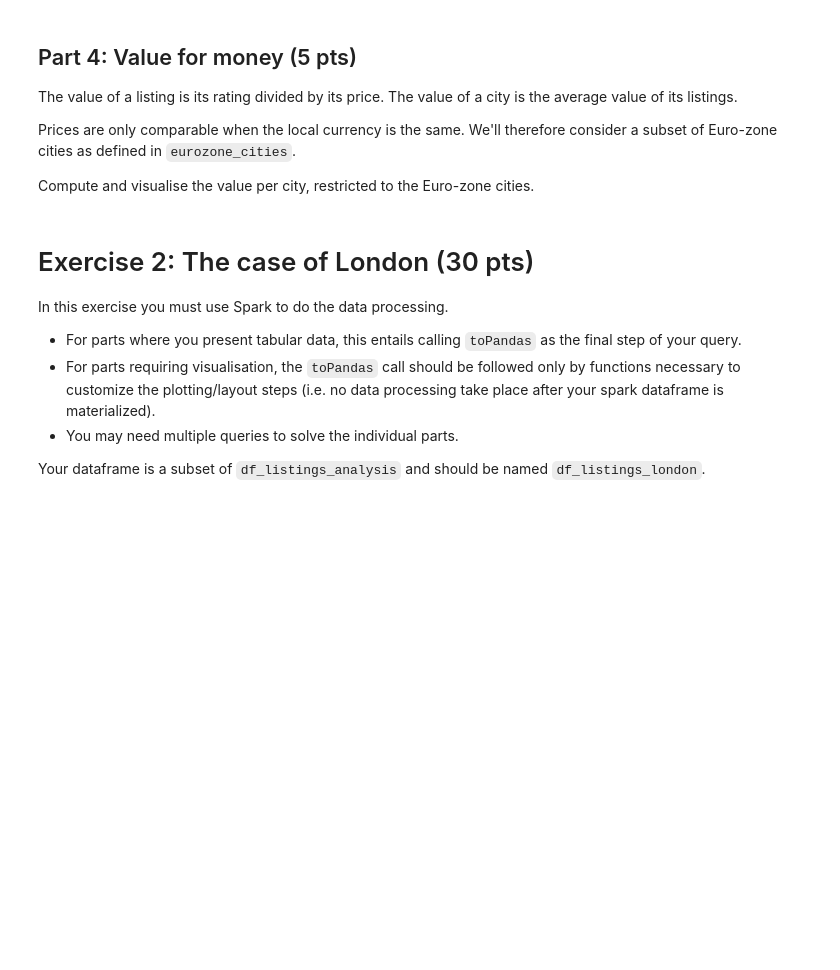
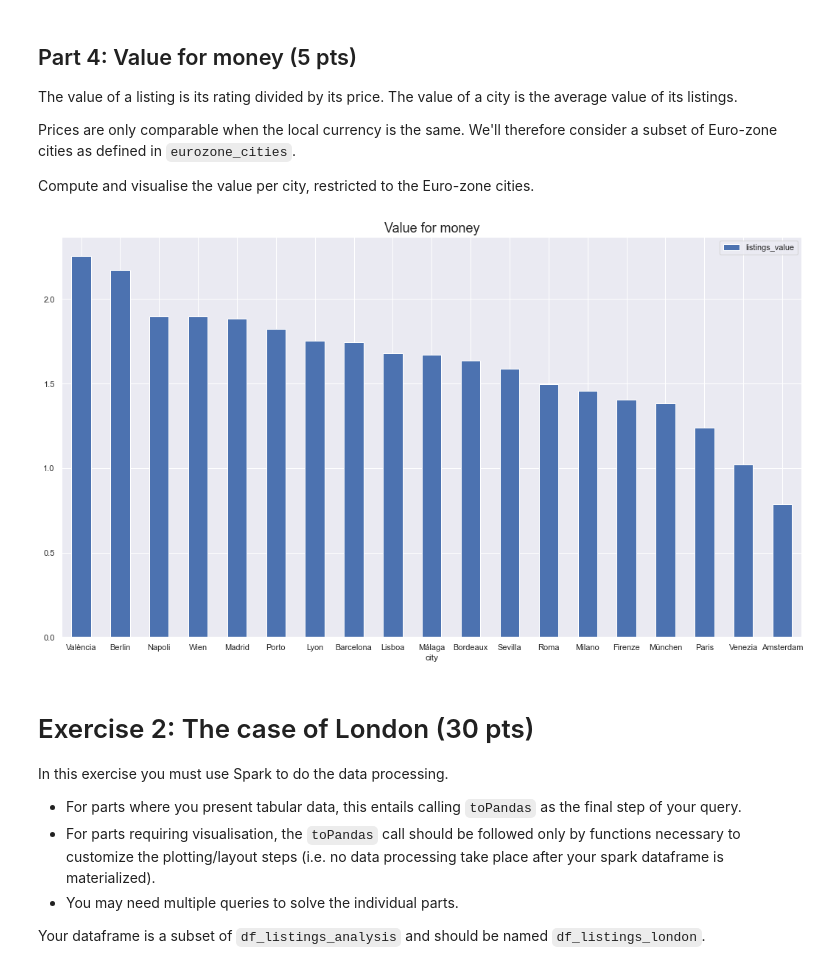
Before and after one commit to georgezefko/02807_Computational_tools_for_DS, a Jupyter notebook: 02807_Project_2.ipynb, the cells around one changed output. Cells and saved outputs as stored; diff of their text form; code cells hidden in the pictures; blank space fills up the shorter version.

```diff
--- a/02807_Project_2.ipynb
+++ b/02807_Project_2.ipynb
@@ -326,16 +311,16 @@ eurozone_cities = [
 # %%
 # your code goes here
 listings_value =F.col('review_scores_rating')/F.col('price')
 eu_value = df_listings_analysis.filter(F.col('city').isin(eurozone_cities)) \
                                         .withColumn('listings_value',listings_value) \
-                                        .groupBy('city').agg(F.avg('listings_value').alias('Value')) \
+                                        .groupBy('city').agg(F.avg('listings_value').alias('listings_value')) \
                                         .toPandas()
 
-_ = eu_value.set_index('city').sort_values(by='Value',ascending=False).plot( kind= 'bar'  , rot= 0 ,figsize=(18,10)) #sort_values(by='avg(price)',ascending=False)
+_ = eu_value.set_index('city').sort_values(by='listings_value',ascending=False).plot( kind= 'bar'  , rot= 0 ,figsize=(18,10)) #sort_values(by='avg(price)',ascending=False)
 plt.title('Value for money',fontsize=18)
-_.set_xlabel("City")
-_.set_ylabel("Value of city")
 plt.show()
+# %% [output]
+[figure, added]
 # %% [markdown]
 # Exercise 2: The case of London (30 pts)
 
```
Also changed, not shown: parts of 52 cells of this notebook.
